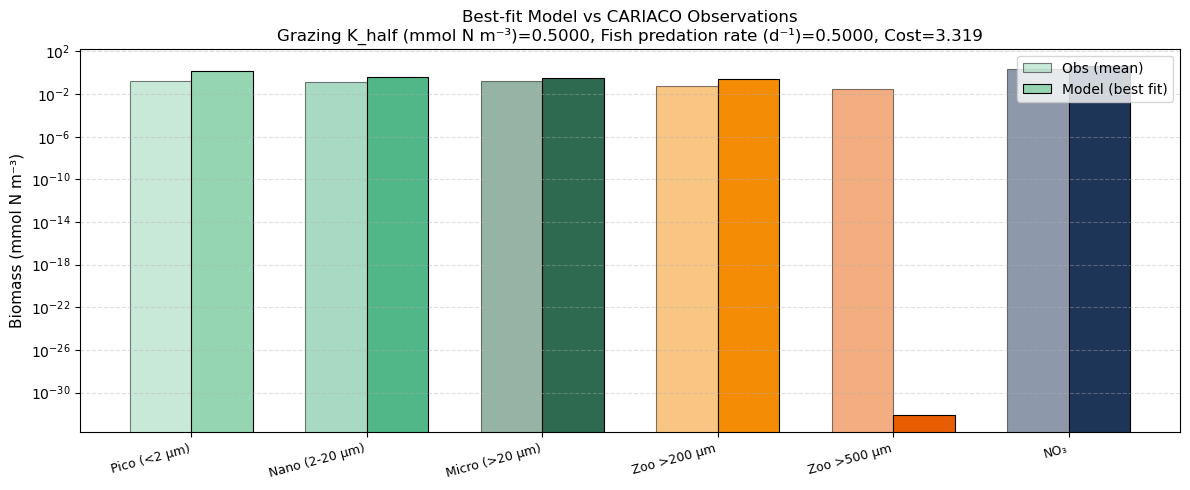
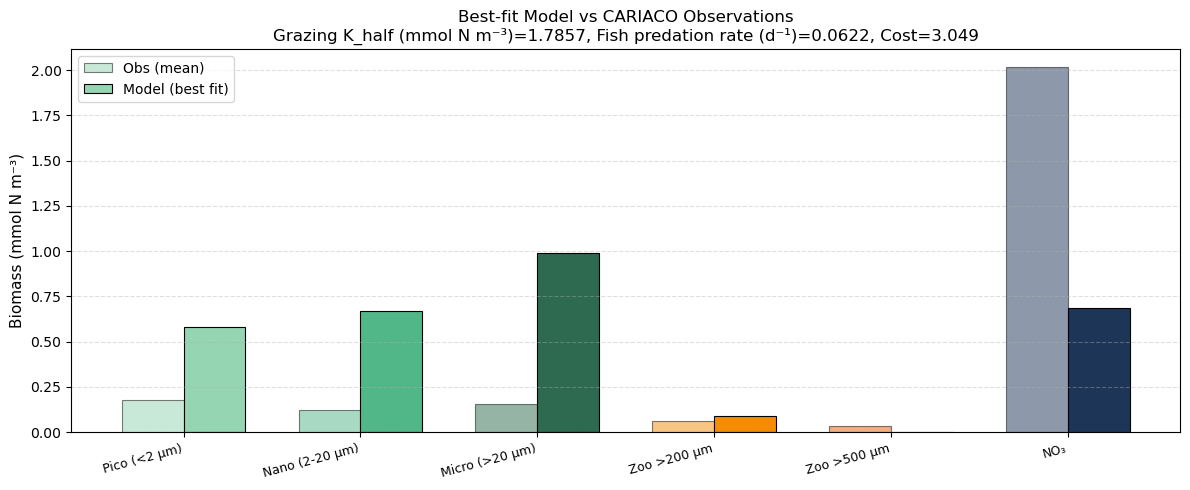
The change to this notebook cell's code, shown as a diff; its figure went from the first image to the second:
--- before
+++ after
@@ -27,5 +27,5 @@
 ax.legend(fontsize=10)
 ax.grid(axis='y', linestyle='--', alpha=0.4)
-ax.set_yscale('log')
+#ax.set_yscale('log')
 
 plt.tight_layout()

Commit: Update 2DParScan.ipynb